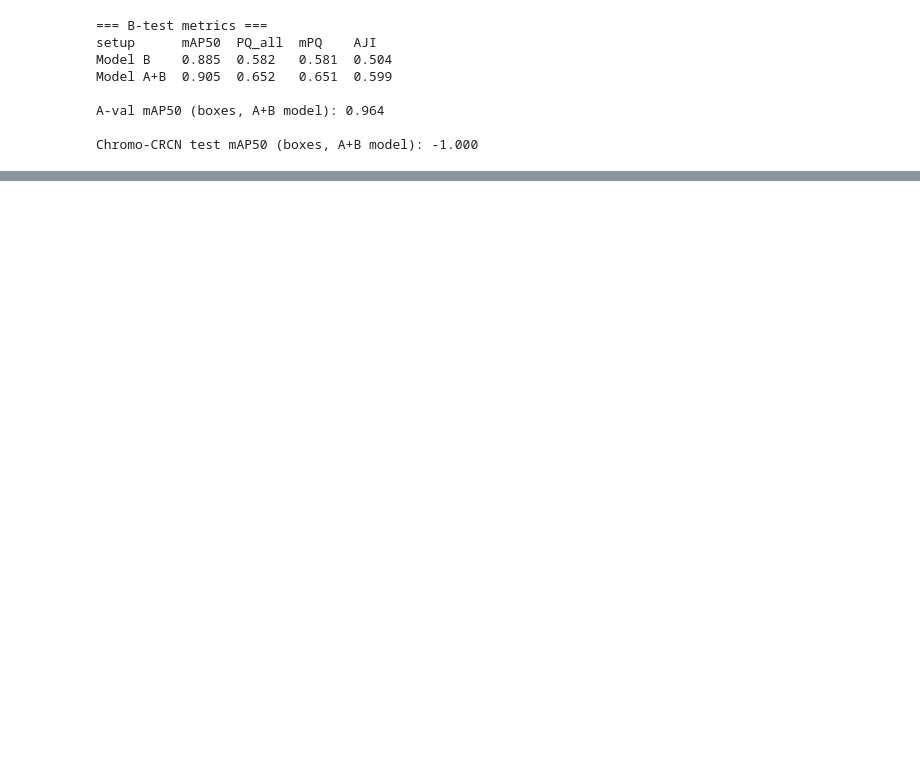
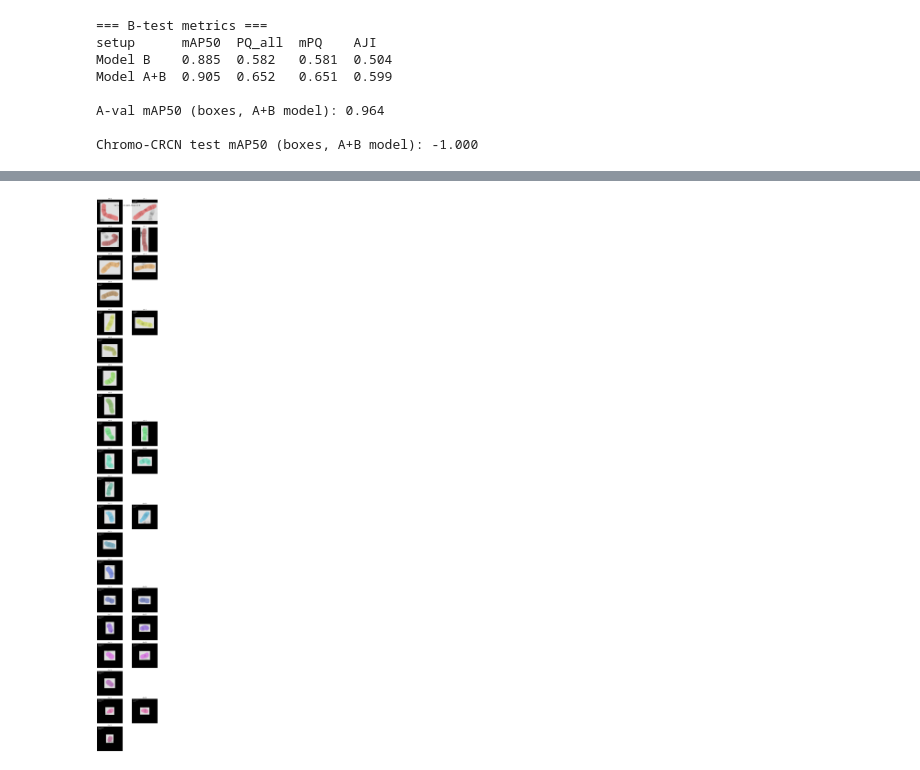
Before and after one commit to neophoca/test5, a Jupyter notebook: Eval.ipynb, the cells around one changed output, grey strips where cells are left out. Saved outputs shown, nothing was run; the diff lists cells and outputs as text; code cells hidden in the pictures; blank space fills up the shorter version.

Commit message:
Plot karyogram predicted & GT

```diff
--- a/Eval.ipynb
+++ b/Eval.ipynb
@@ -97,0 +108,17 @@ TypeError: plot_predictions() got an unexpected keyword argument 'random'
+# %%
+
+from train.karyo_plotting4 import plot_karyogram_from_output
+
+def plot_karyogram_from_dataset(dataset, model, idx=0, score_thresh=0.5, pad=5):
+    model.eval()
+    img_t, target = dataset[idx]
+    img_t = img_t.to(device)
+
+    with torch.no_grad():
+        out = model([img_t])[0]
+
+    plot_karyogram_from_output(img_t.cpu(), out, target, idx=idx, score_thresh=score_thresh, pad=pad)
+
+plot_karyogram_from_dataset(data.ds_b_test, model_AB, idx= 1)
+# %% [output]
+[figure, added]
```
Also changed, not shown: parts of 5 cells of this notebook, 3 other files.
